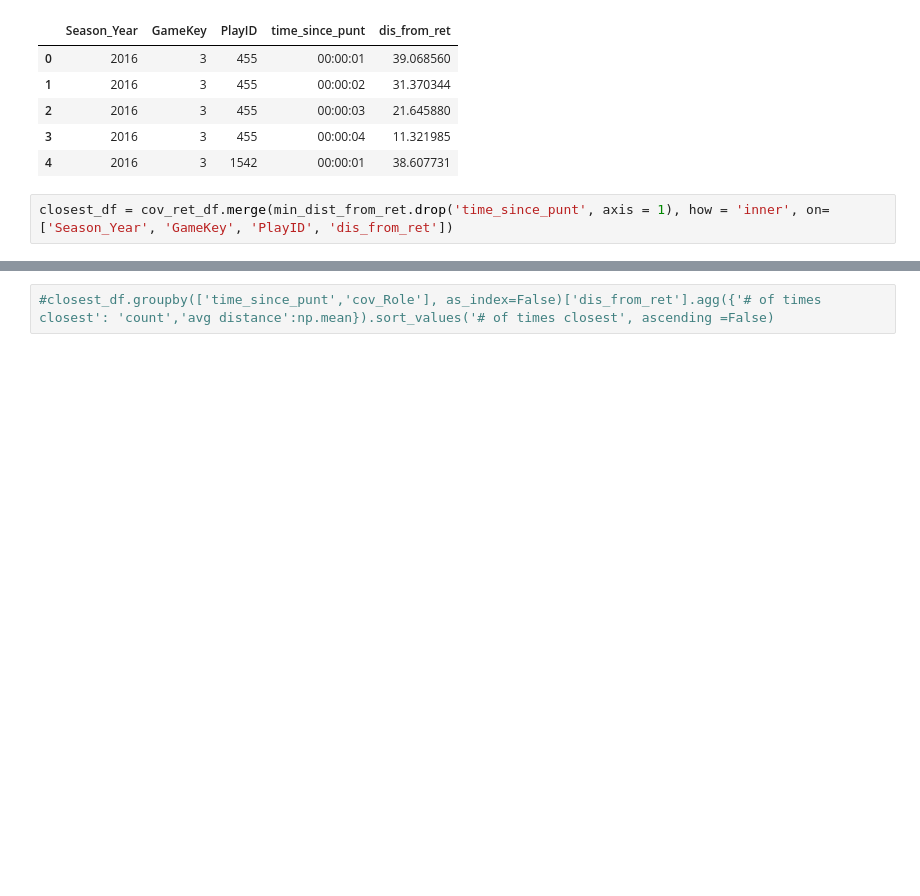
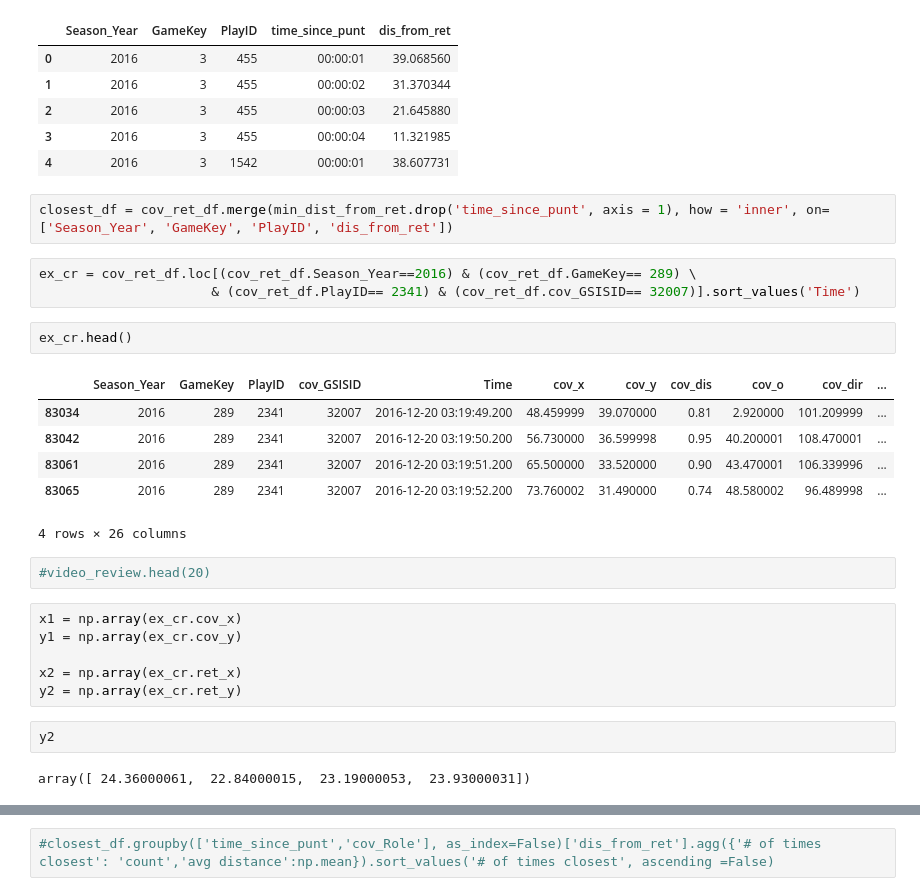
Before and after one commit to mtodisco10/nfl-punt-analytics, a Jupyter notebook: nfl_punt_script.ipynb, the cells around one changed output, grey strips where cells are left out. Saved outputs shown, nothing was run; the diff lists cells and outputs as text; blank space fills up the shorter version.

```diff
--- a/nfl_punt_script.ipynb
+++ b/nfl_punt_script.ipynb
@@ -649,3 +536,27 @@ min_dist_from_ret.head()
 | 4 | 2016 | 3 | 1542 | 00:00:01 | 38.607731 |
 # %%
 closest_df = cov_ret_df.merge(min_dist_from_ret.drop('time_since_punt', axis = 1), how = 'inner', on=['Season_Year', 'GameKey', 'PlayID', 'dis_from_ret'])
+# %%
+ex_cr = cov_ret_df.loc[(cov_ret_df.Season_Year==2016) & (cov_ret_df.GameKey== 289) \
+                      & (cov_ret_df.PlayID== 2341) & (cov_ret_df.cov_GSISID== 32007)].sort_values('Time')
+# %%
+ex_cr.head()
+# %% [output]
+|  | Season_Year | GameKey | PlayID | cov_GSISID | Time | cov_x | cov_y | cov_dis | cov_o | cov_dir | ... |
+| 83034 | 2016 | 289 | 2341 | 32007 | 2016-12-20 03:19:49.200 | 48.459999 | 39.070000 | 0.81 | 2.920000 | 101.209999 | ... |
+| 83042 | 2016 | 289 | 2341 | 32007 | 2016-12-20 03:19:50.200 | 56.730000 | 36.599998 | 0.95 | 40.200001 | 108.470001 | ... |
+| 83061 | 2016 | 289 | 2341 | 32007 | 2016-12-20 03:19:51.200 | 65.500000 | 33.520000 | 0.90 | 43.470001 | 106.339996 | ... |
+| 83065 | 2016 | 289 | 2341 | 32007 | 2016-12-20 03:19:52.200 | 73.760002 | 31.490000 | 0.74 | 48.580002 | 96.489998 | ... |
+4 rows × 26 columns
+# %%
+#video_review.head(20)
+# %%
+x1 = np.array(ex_cr.cov_x)
+y1 = np.array(ex_cr.cov_y)
+
+x2 = np.array(ex_cr.ret_x)
+y2 = np.array(ex_cr.ret_y)
+# %%
+y2
+# %% [output]
+array([ 24.36000061,  22.84000015,  23.19000053,  23.93000031])
```
Also changed, not shown: parts of 34 cells of this notebook, 2 other files.
